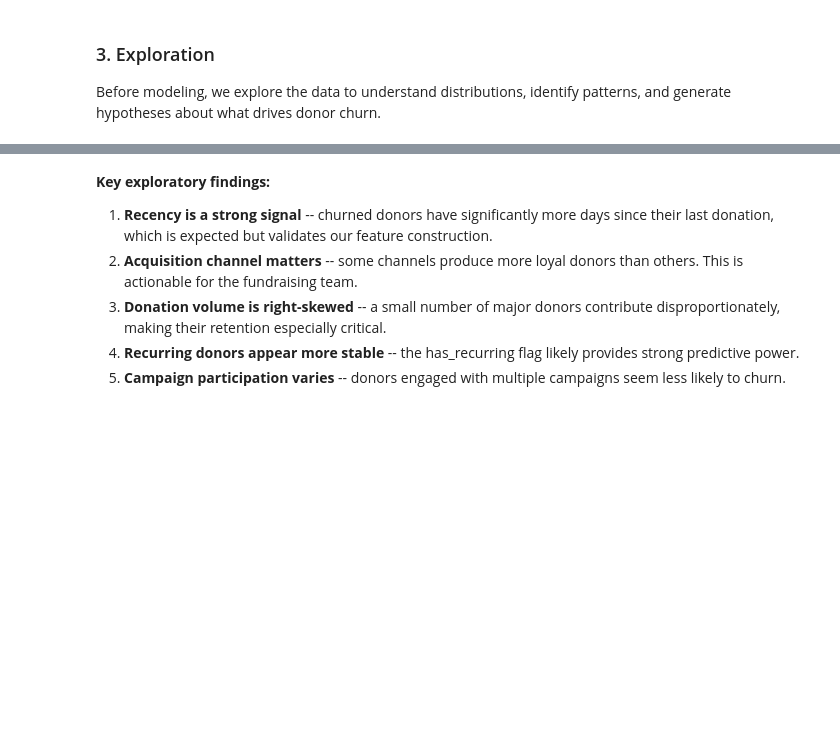
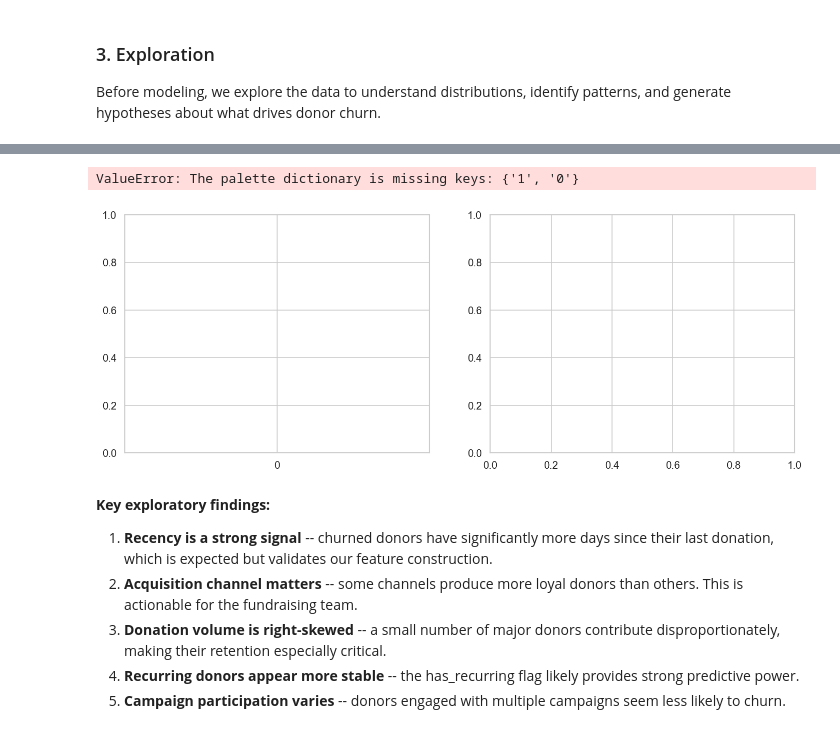
Before and after one commit to ColinPettryBYU/pharos, a Jupyter notebook: ml-pipelines/donor-churn-predictor.ipynb, the cells around one changed output, grey strips where cells are left out. Drawn from its saved outputs; the diff is of its cells as text; code cells hidden in the pictures; blank space fills up the shorter version.

```diff
--- a/ml-pipelines/donor-churn-predictor.ipynb
+++ b/ml-pipelines/donor-churn-predictor.ipynb
@@ -280,26 +358,29 @@ plt.show()
 # %%
 # ── Visualization 4: Recency vs Churn (box plot) ────────────────────────────
 fig, axes = plt.subplots(1, 2, figsize=(14, 5))
 
 sns.boxplot(x='churned', y='days_since_last_donation', data=df, ax=axes[0],
-            palette={0: '#22C55E', 1: '#EF4444'})
+            palette={'0': '#22C55E', '1': '#EF4444', 0: '#22C55E', 1: '#EF4444'})
 axes[0].set_xticklabels(['Active', 'Churned'])
 axes[0].set_title('Days Since Last Donation by Churn Status', fontweight='bold')
 axes[0].set_ylabel('Days Since Last Donation')
 
 # ── Visualization 5: Correlation heatmap ─────────────────────────────────────
 numeric_cols = ['total_donations', 'total_monetary_amount', 'avg_donation_amount',
                 'donation_frequency_days', 'days_since_last_donation', 'num_campaigns',
                 'has_recurring', 'channel_diversity', 'tenure_days', 'donation_trend_slope',
                 'num_safehouses_supported', 'churned']
 corr = df[numeric_cols].corr()
 mask = np.triu(np.ones_like(corr, dtype=bool))
 sns.heatmap(corr, mask=mask, annot=True, fmt='.2f', cmap='RdBu_r', center=0,
             ax=axes[1], vmin=-1, vmax=1, linewidths=0.5)
 axes[1].set_title('Feature Correlation Matrix', fontweight='bold')
 
 plt.tight_layout()
 plt.show()
+# %% [output]
+ValueError: The palette dictionary is missing keys: {'1', '0'}
+[figure, added]
 # %%
 # ── Visualization 6: Monthly donation time series ────────────────────────────
 fig, ax = plt.subplots(figsize=(14, 4))
```
Also changed, not shown: parts of 8 cells of this notebook, 7 other files.
